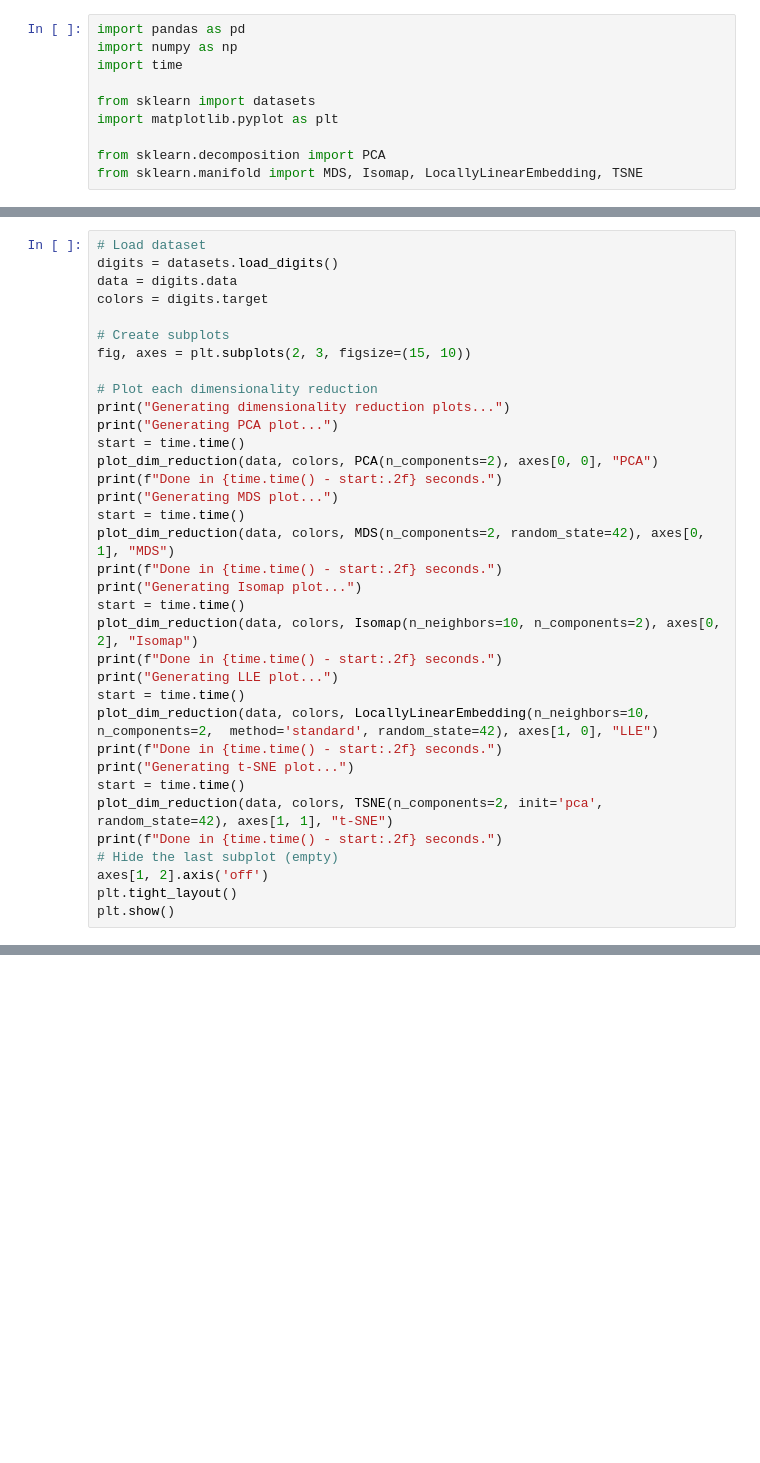
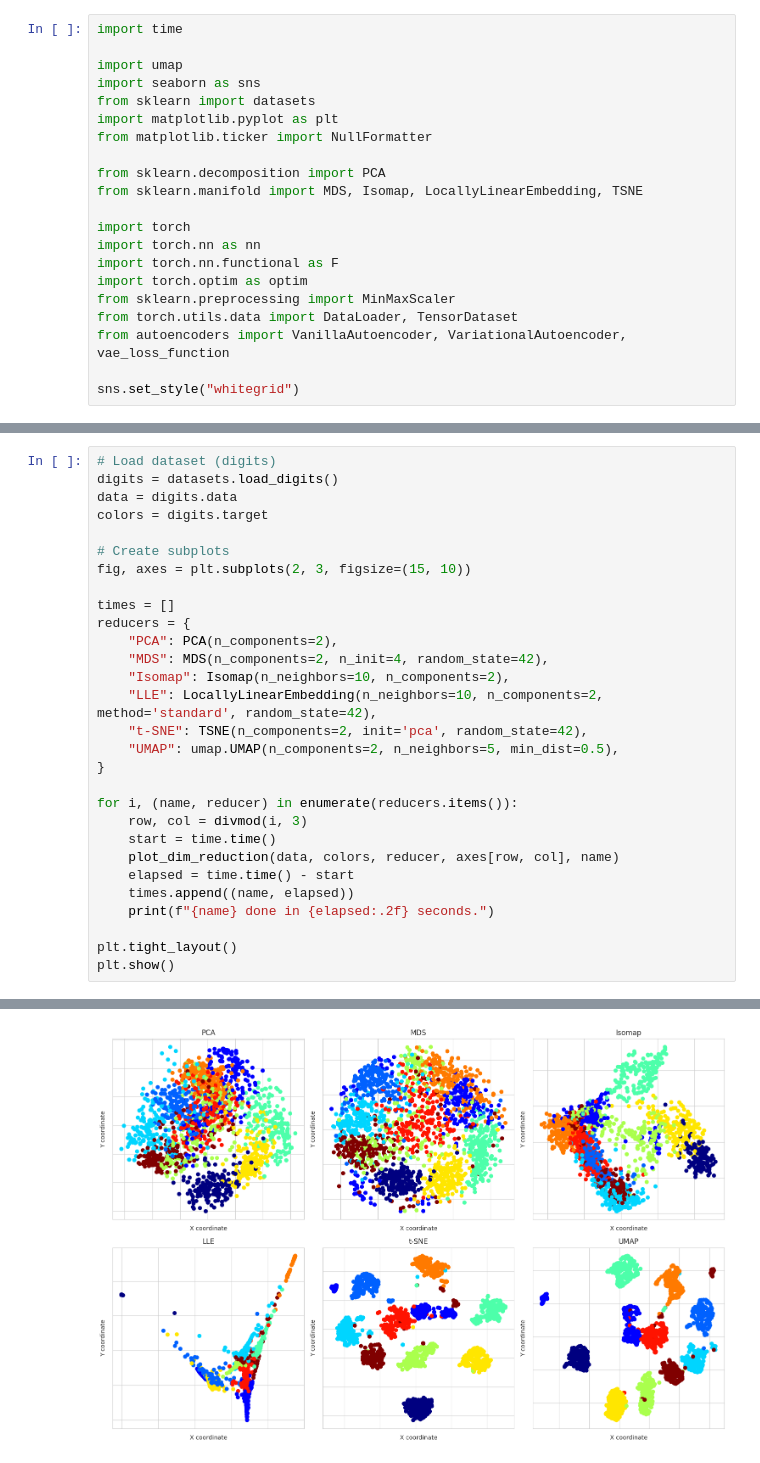
Before and after one commit to ThiagoFPMR/PPGEEC2325, a Jupyter notebook: assignment_04.ipynb, the cells around one changed output, grey strips where cells are left out. Cells and saved outputs as stored; diff of their text form; blank space fills up the shorter version.

```diff
--- a/assignment_04.ipynb
+++ b/assignment_04.ipynb
@@ -1,11 +1,22 @@
 # %%
-import pandas as pd
-import numpy as np
 import time
 
+import umap
+import seaborn as sns
 from sklearn import datasets
 import matplotlib.pyplot as plt
+from matplotlib.ticker import NullFormatter
 
 from sklearn.decomposition import PCA
 from sklearn.manifold import MDS, Isomap, LocallyLinearEmbedding, TSNE
+
+import torch
+import torch.nn as nn
+import torch.nn.functional as F
+import torch.optim as optim
+from sklearn.preprocessing import MinMaxScaler
+from torch.utils.data import DataLoader, TensorDataset
+from autoencoders import VanillaAutoencoder, VariationalAutoencoder, vae_loss_function
+
+sns.set_style("whitegrid")
 # %%
@@ -41,5 +52,5 @@ def plot_dim_reduction(data, colors, reducer, ax, title=None):
 # %%
-# Load dataset
+# Load dataset (digits)
 digits = datasets.load_digits()
 data = digits.data
 colors = digits.target
@@ -47,30 +58,24 @@ colors = digits.target
 # Create subplots
 fig, axes = plt.subplots(2, 3, figsize=(15, 10))
 
-# Plot each dimensionality reduction
-print("Generating dimensionality reduction plots...")
-print("Generating PCA plot...")
-start = time.time()
-plot_dim_reduction(data, colors, PCA(n_components=2), axes[0, 0], "PCA")
-print(f"Done in {time.time() - start:.2f} seconds.")
-print("Generating MDS plot...")
-start = time.time()
-plot_dim_reduction(data, colors, MDS(n_components=2, random_state=42), axes[0, 1], "MDS")
-print(f"Done in {time.time() - start:.2f} seconds.")
-print("Generating Isomap plot...")
-start = time.time()
-plot_dim_reduction(data, colors, Isomap(n_neighbors=10, n_components=2), axes[0, 2], "Isomap")
-print(f"Done in {time.time() - start:.2f} seconds.")
-print("Generating LLE plot...")
-start = time.time()
-plot_dim_reduction(data, colors, LocallyLinearEmbedding(n_neighbors=10, n_components=2,  method='standard', random_state=42), axes[1, 0], "LLE")
-print(f"Done in {time.time() - start:.2f} seconds.")
-print("Generating t-SNE plot...")
-start = time.time()
-plot_dim_reduction(data, colors, TSNE(n_components=2, init='pca', random_state=42), axes[1, 1], "t-SNE")
-print(f"Done in {time.time() - start:.2f} seconds.")
-# Hide the last subplot (empty)
-axes[1, 2].axis('off')
+times = []
+reducers = {
+    "PCA": PCA(n_components=2),
+    "MDS": MDS(n_components=2, n_init=4, random_state=42),
+    "Isomap": Isomap(n_neighbors=10, n_components=2),
+    "LLE": LocallyLinearEmbedding(n_neighbors=10, n_components=2, method='standard', random_state=42),
+    "t-SNE": TSNE(n_components=2, init='pca', random_state=42),
+    "UMAP": umap.UMAP(n_components=2, n_neighbors=5, min_dist=0.5),
+}
+
+for i, (name, reducer) in enumerate(reducers.items()):
+    row, col = divmod(i, 3)
+    start = time.time()
+    plot_dim_reduction(data, colors, reducer, axes[row, col], name)
+    elapsed = time.time() - start
+    times.append((name, elapsed))
+    print(f"{name} done in {elapsed:.2f} seconds.")
+
 plt.tight_layout()
 plt.show()
 # %% [output]
@@ -80,0 +88 @@ Generating MDS plot...
+[figure, added]
```
Also changed, not shown: parts of 18 cells of this notebook, 1 other file.
